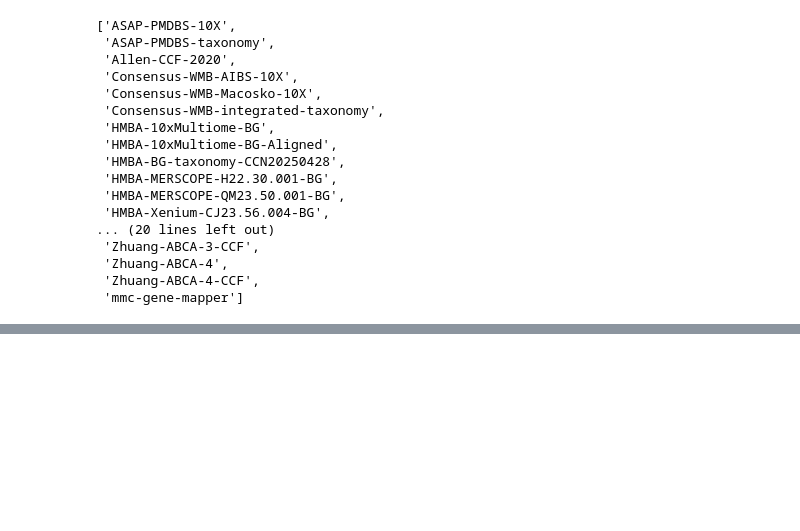
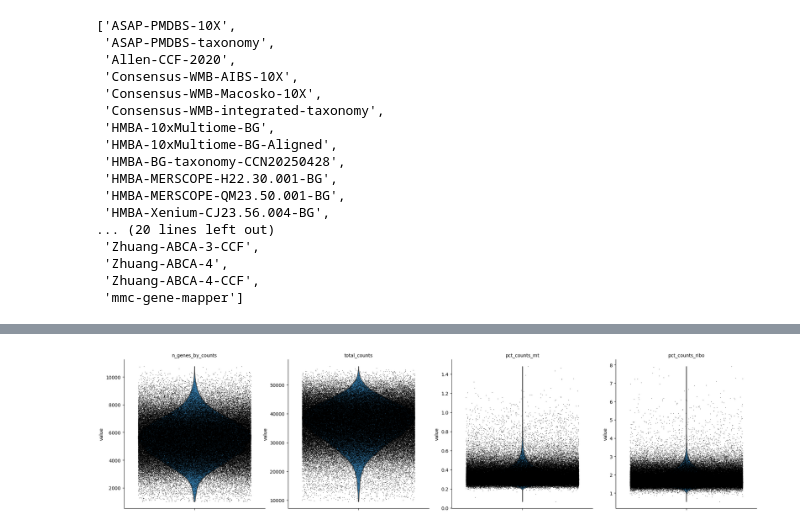
Before and after one commit to eisko/snRNAseq, a Jupyter notebook: allen_metadata_search.ipynb, the cells around one changed output, grey strips where cells are left out. Cells and saved outputs as stored; diff of their text form; code cells hidden in the pictures; blank space fills up the shorter version.

Commit message:
update qc comparative scanpy

```diff
--- a/allen_metadata_search.ipynb
+++ b/allen_metadata_search.ipynb
@@ -110,0 +209,4 @@ PosixPath('/Users/eisko/data/abc_atlas/expression_matrices/WMB-10Xv3/20230630/WM
+# %%
+sc.pp.calculate_qc_metrics(adata, qc_vars=["mt", "ribo", "hb"],
+                           inplace=True, log1p=True)
+adata.var_keys
@@ -110,0 +240,10 @@ PosixPath('/Users/eisko/data/abc_atlas/expression_matrices/WMB-10Xv3/20230630/WM
+# %%
+# scanpy, plotting, violin
+sc.pl.violin(
+    adata,
+    ["n_genes_by_counts", "total_counts", "pct_counts_mt", "pct_counts_ribo"],
+    jitter=0.4,
+    multi_panel=True,
+)
+# %% [output]
+[figure, added]
```
Also changed, not shown: parts of 24 cells of this notebook, 4 other files.
